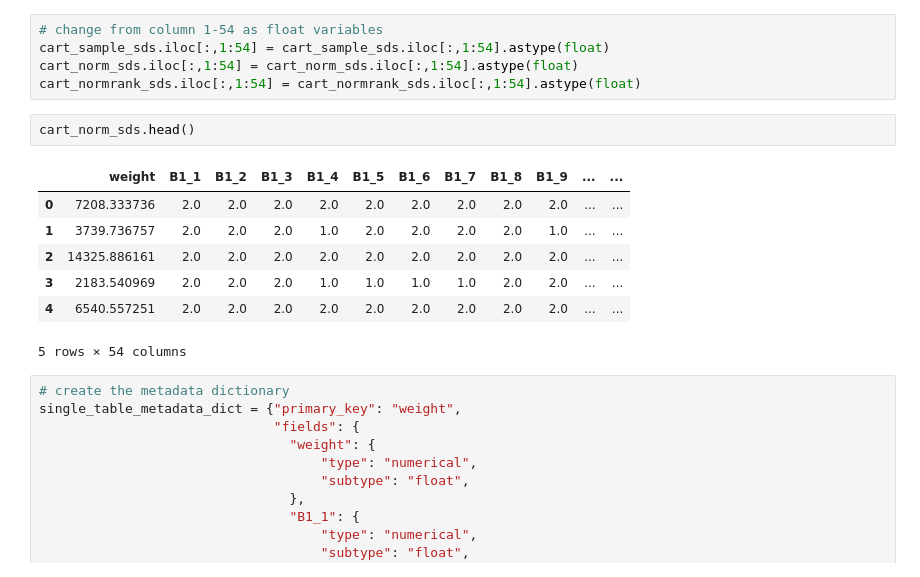
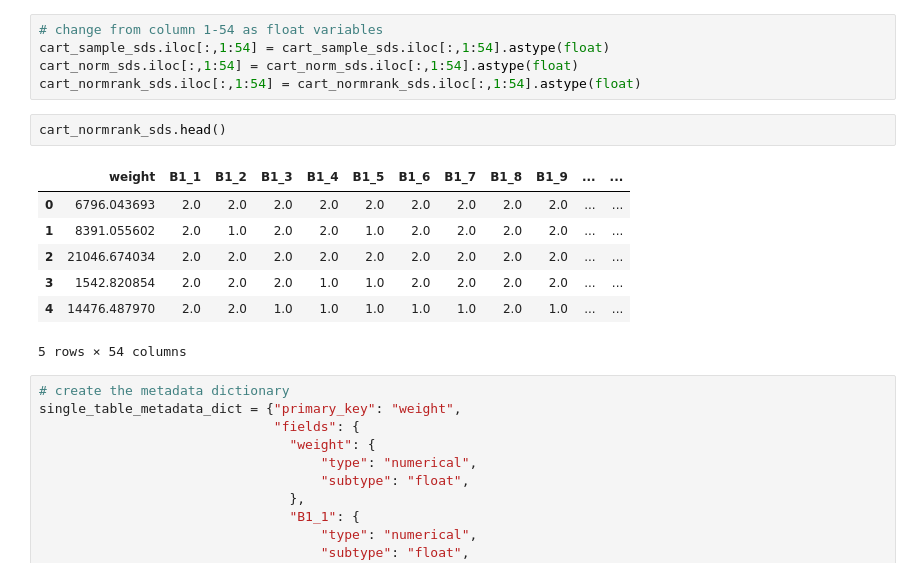
Before and after one commit to CodeYueXiong/Master-Thesis-SyntheticDataGeneration, a Jupyter notebook: SyntheticData/Yue/risk_disclosure_analysis.ipynb, the cells around one changed output. Cells and saved outputs as stored; diff of their text form.

```diff
--- a/SyntheticData/Yue/risk_disclosure_analysis.ipynb
+++ b/SyntheticData/Yue/risk_disclosure_analysis.ipynb
@@ -141,14 +94,14 @@ cart_sample_sds.iloc[:,1:54] = cart_sample_sds.iloc[:,1:54].astype(float)
 cart_norm_sds.iloc[:,1:54] = cart_norm_sds.iloc[:,1:54].astype(float)
 cart_normrank_sds.iloc[:,1:54] = cart_normrank_sds.iloc[:,1:54].astype(float)
 # %%
-cart_norm_sds.head()
+cart_normrank_sds.head()
 # %% [output]
 |  | weight | B1_1 | B1_2 | B1_3 | B1_4 | B1_5 | B1_6 | B1_7 | B1_8 | B1_9 | ... | ... |
-| 0 | 7208.333736 | 2.0 | 2.0 | 2.0 | 2.0 | 2.0 | 2.0 | 2.0 | 2.0 | 2.0 | ... | ... |
-| 1 | 3739.736757 | 2.0 | 2.0 | 2.0 | 1.0 | 2.0 | 2.0 | 2.0 | 2.0 | 1.0 | ... | ... |
-| 2 | 14325.886161 | 2.0 | 2.0 | 2.0 | 2.0 | 2.0 | 2.0 | 2.0 | 2.0 | 2.0 | ... | ... |
-| 3 | 2183.540969 | 2.0 | 2.0 | 2.0 | 1.0 | 1.0 | 1.0 | 1.0 | 2.0 | 2.0 | ... | ... |
-| 4 | 6540.557251 | 2.0 | 2.0 | 2.0 | 2.0 | 2.0 | 2.0 | 2.0 | 2.0 | 2.0 | ... | ... |
+| 0 | 6796.043693 | 2.0 | 2.0 | 2.0 | 2.0 | 2.0 | 2.0 | 2.0 | 2.0 | 2.0 | ... | ... |
+| 1 | 8391.055602 | 2.0 | 1.0 | 2.0 | 2.0 | 1.0 | 2.0 | 2.0 | 2.0 | 2.0 | ... | ... |
+| 2 | 21046.674034 | 2.0 | 2.0 | 2.0 | 2.0 | 2.0 | 2.0 | 2.0 | 2.0 | 2.0 | ... | ... |
+| 3 | 1542.820854 | 2.0 | 2.0 | 2.0 | 1.0 | 1.0 | 2.0 | 2.0 | 2.0 | 2.0 | ... | ... |
+| 4 | 14476.487970 | 2.0 | 2.0 | 1.0 | 1.0 | 1.0 | 1.0 | 1.0 | 2.0 | 1.0 | ... | ... |
 5 rows × 54 columns
 # %%
 # create the metadata dictionary
```
Also changed, not shown: parts of 9 cells of this notebook, 1 other file.
